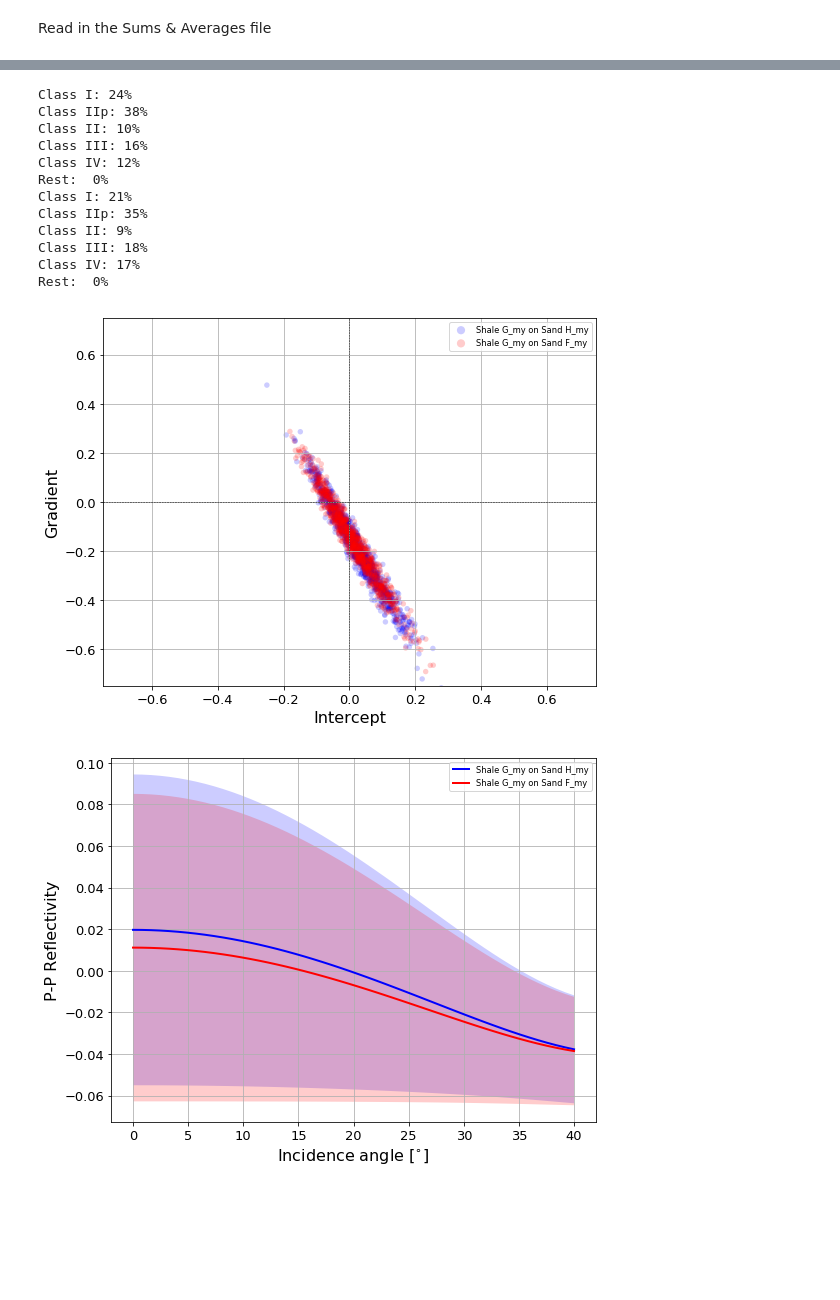
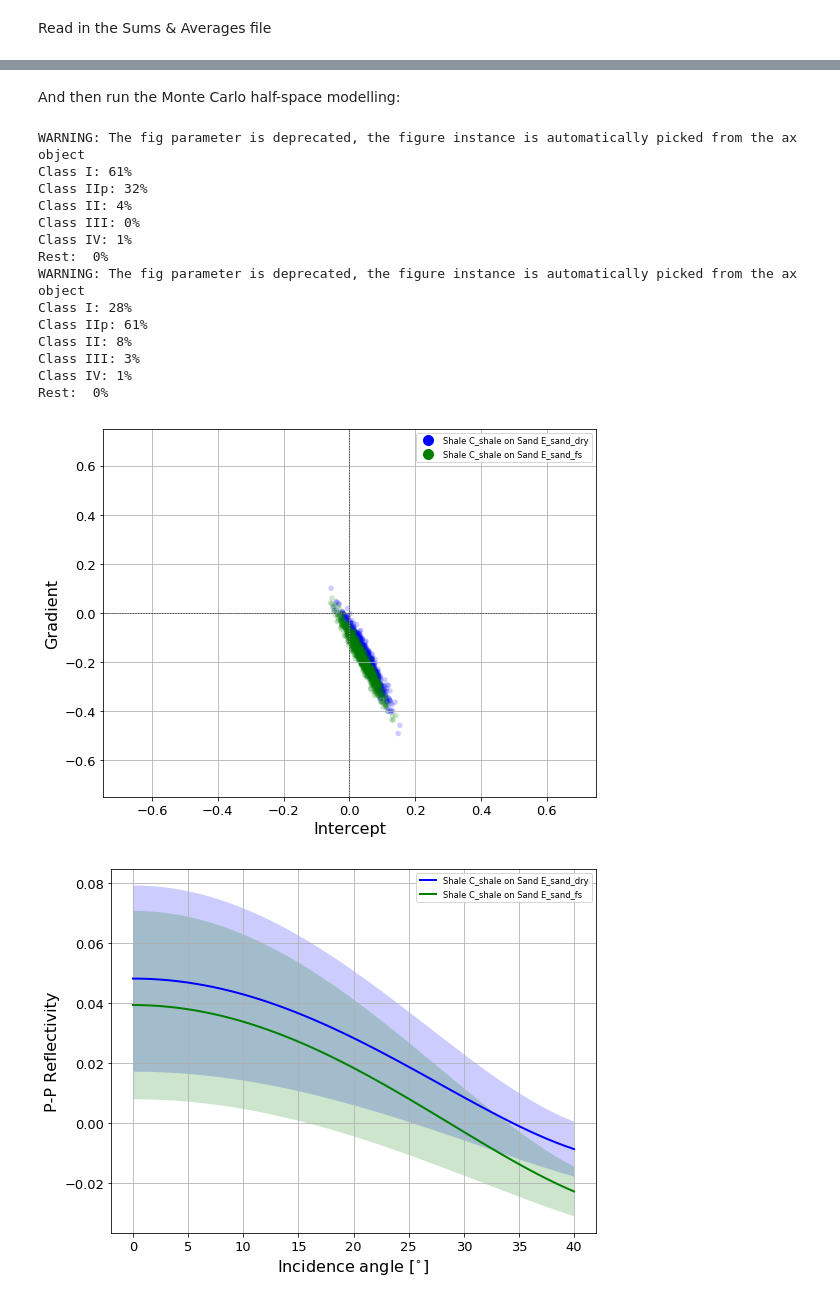
Before and after one commit to emblixt/blixt_rp, a Jupyter notebook: run half-space_avo.ipynb, the cells around one changed output, grey strips where cells are left out. Drawn from its saved outputs; the diff is of its cells as text; code cells hidden in the pictures; blank space fills up the shorter version.

Commit message:
New notebook for Calculate depth trends

```diff
--- a/run half-space_avo.ipynb
+++ b/run half-space_avo.ipynb
@@ -16,0 +29,5 @@ filename = 'results_folder/RokDoc_SumsAverages_from_python.xlsx'
+# %%
+import MyProject as mp
+wp, wells, templates, wis = mp.init(working_dir, new=False)
+w = wells['WELL_F']
+print(w.log_names())
@@ -17 +70,22 @@ filename = 'results_folder/RokDoc_SumsAverages_from_python.xlsx'
+# %%
+rokdoc_output=os.path.join(wp.working_dir, 'results_folder', 'SumsAndAverages_fs.xlsx')
+
+cutoffs_sands = {'Volume': ['<', 0.5], 'Porosity': ['>', 0.1]}
+cutoffs_shales = {'Volume': ['>', 0.5], 'Porosity': ['<', 0.1]}
+
+log_table = {'P velocity': 'vp_dry', 'S velocity': 'vs_dry', 'Density': 'rho_dry', 'Porosity': 'phie', 'Volume': 'vcl'}
+log_table_fs = {'P velocity': 'vp_dry_fs', 'S velocity': 'vs_dry_fs', 'Density': 'rho_dry_fs', 'Porosity': 'phie', 'Volume': 'vcl'}
+
+stats_set_up = SetUpCalculation(
+    {'WELL_F': wells['WELL_F']},
+    ['Sand E', 'Sand E', 'Shale C'],
+    [cutoffs_sands, cutoffs_sands, cutoffs_shales],
+    [log_table, log_table_fs, log_table],
+    ['sand_dry', 'sand_fs', 'shale'],
+    wis,
+    templates,
+    rokdoc_output=rokdoc_output,
+    working_dir=os.path.join(wp.working_dir, 'results_folder')
+)
+stat_results = CalculateStats(stats_set_up)
 # %% [markdown]
@@ -28,8 +102,8 @@ And the outermost layer of list can be used to run several monte-carlo simulatio
 The list of suffixes are used in the naming of the plots
 # %%
 many_interfaces = [
-        [['Shale G_my', 'Sand H_my', 'b'],
-         ['Shale G_my', 'Sand F_my', 'r']]
+        [['Shale C_shale', 'Sand E_sand_dry', 'b'],  # Brine case
+         ['Shale C_shale', 'Sand E_sand_fs', 'g']]  # Oil case
     ]
 suffixes = [
         'test',
@@ -37,4 +111,4 @@ suffixes = [
 # %% [markdown]
 Read in the Sums & Averages file
 # %%
-sums = uio.read_sums_and_averages(filename)
+sums = uio.read_sums_and_averages(rokdoc_output)
@@ -41,22 +119,26 @@ sums = uio.read_sums_and_averages(filename)
+# %% [markdown]
+And then run the Monte Carlo half-space modelling:
 # %%
 for i, interfaces in enumerate(many_interfaces):
     havo.plot_multi_interfaces(
             sums,
             interfaces,
-            fbase=os.path.split(filename)[0],
+            fbase=os.path.split(rokdoc_output)[0],
             suffix=suffixes[i])
 # %% [output]
-Class I: 24%
-Class IIp: 38%
-Class II: 10%
-Class III: 16%
-Class IV: 12%
+WARNING: The fig parameter is deprecated, the figure instance is automatically picked from the ax object
+Class I: 61%
+Class IIp: 32%
+Class II: 4%
+Class III: 0%
+Class IV: 1%
 Rest:  0%
-Class I: 21%
-Class IIp: 35%
-Class II: 9%
-Class III: 18%
-Class IV: 17%
+WARNING: The fig parameter is deprecated, the figure instance is automatically picked from the ax object
+Class I: 28%
+Class IIp: 61%
+Class II: 8%
+Class III: 3%
+Class IV: 1%
 Rest:  0%
-[figure, old version]
+[figure, new version]
-[figure, old version]
+[figure, new version]
```
Also changed, not shown: parts of 16 cells of this notebook, 5 other files.
